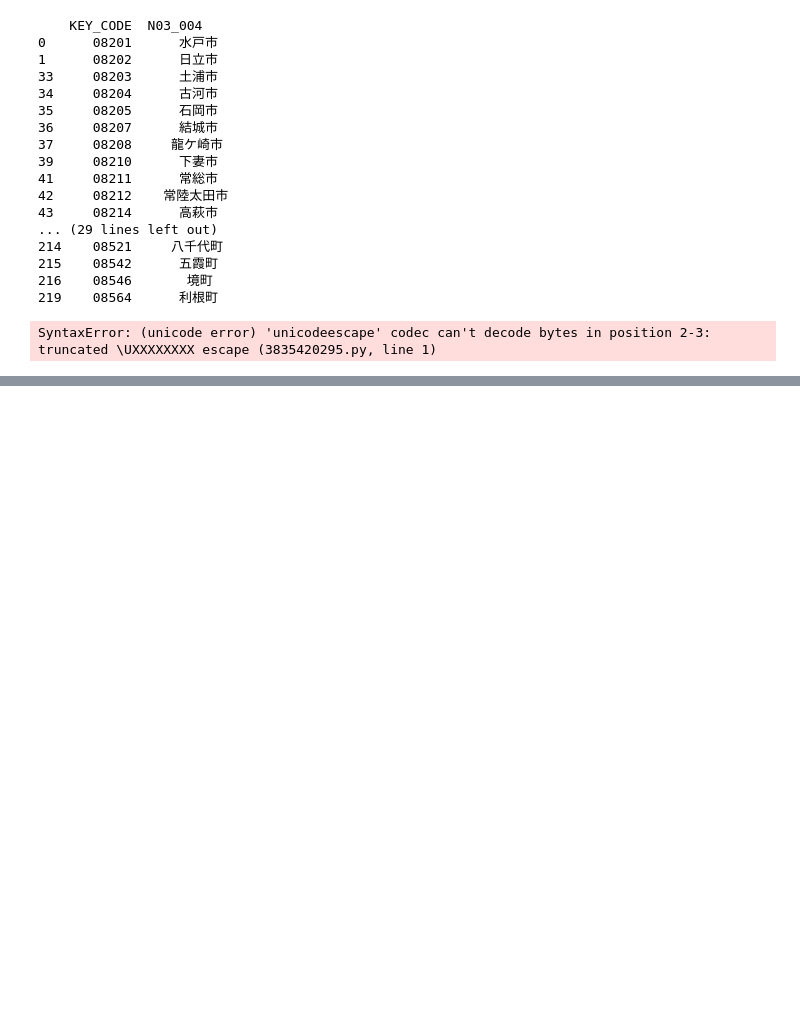
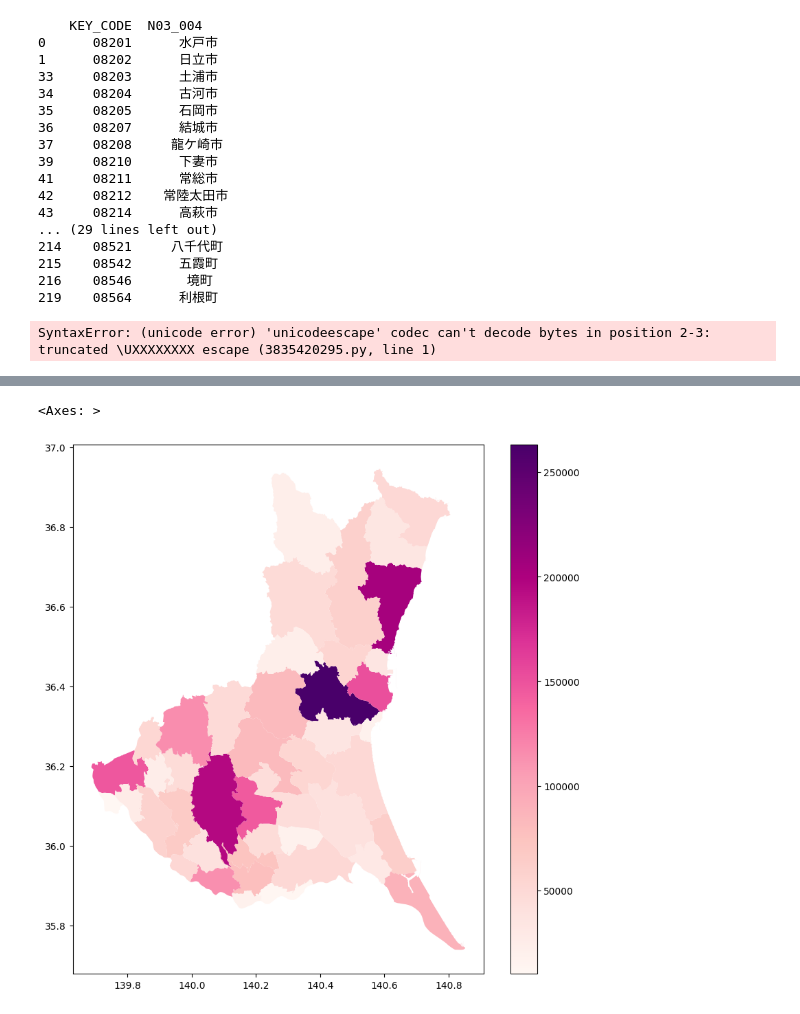
Before and after one commit to hiyopval/gis, a Jupyter notebook: finalproject/final.ipynb, the cells around one changed output, grey strips where cells are left out. Saved outputs shown, nothing was run; the diff lists cells and outputs as text; code cells hidden in the pictures; blank space fills up the shorter version.

```diff
--- a/finalproject/final.ipynb
+++ b/finalproject/final.ipynb
@@ -94,3 +94,5 @@ unique_ibaraki.to_csv(file_path, index=False, encoding='utf-8')
 # CSVファイルとして保存 (Shift_JISエンコーディング)
 file_path = r'C:\Users\sui7z\OneDrive\python\unique_ibaraki.csv'
 unique_ibaraki.to_csv(file_path, index=False, encoding='shift_jis')
+# %%
+ibaraki_pop = pd.read_csv('finalgis.csv')
@@ -96,0 +190,6 @@ unique_ibaraki.to_csv(file_path, index=False, encoding='shift_jis')
+# %%
+# OBJECTからintに変える
+ibaraki['KEY_CODE'] = ibaraki['KEY_CODE'].astype(int)
+# %%
+# ここでようやく merge コマンドで統合させて、新しい変数に入れる
+ibaraki_pop = ibaraki.merge(ibaraki_pop,on='KEY_CODE')
@@ -96,0 +242,11 @@ unique_ibaraki.to_csv(file_path, index=False, encoding='shift_jis')
+# %%
+import pandas as pd
+
+# '年度'列に平成14年の行だけを抽出
+df_filtered = ibaraki_pop[ibaraki_pop['年度'] == '平成14年']
+
+# 結果を新しいCSVファイルに保存
+df_filtered.to_csv('ibaraki_pop14.csv', index=False)
+
+# 結果を表示
+print(df_filtered)
@@ -96,0 +287,8 @@ unique_ibaraki.to_csv(file_path, index=False, encoding='shift_jis')
+# %%
+df_filtered.plot(figsize=(10,10),
+                  column='人口',
+                  legend=True,
+                  cmap='RdPu')
+# %% [output]
+<Axes: >
+[figure, added]
```
Also changed, not shown: parts of 12 cells of this notebook, 1 other file.
